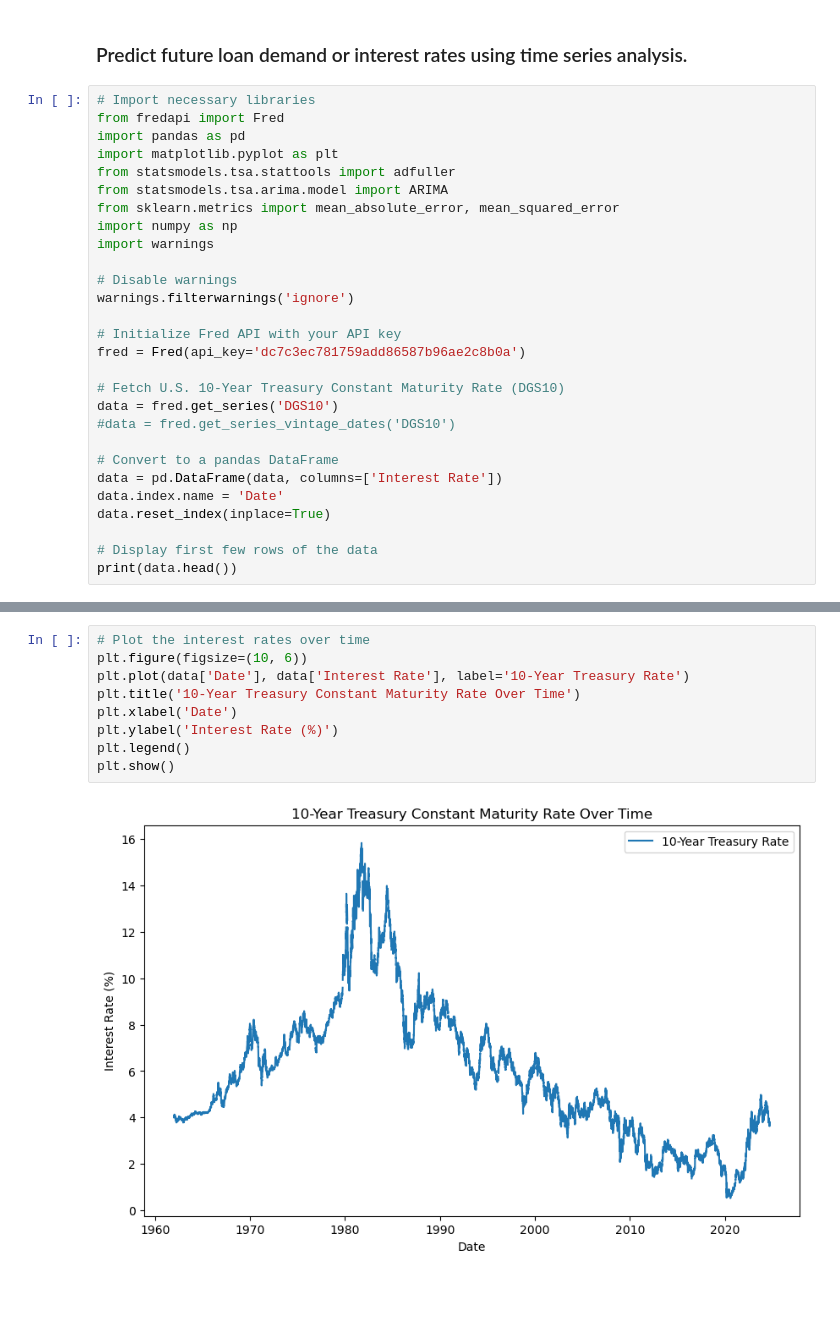
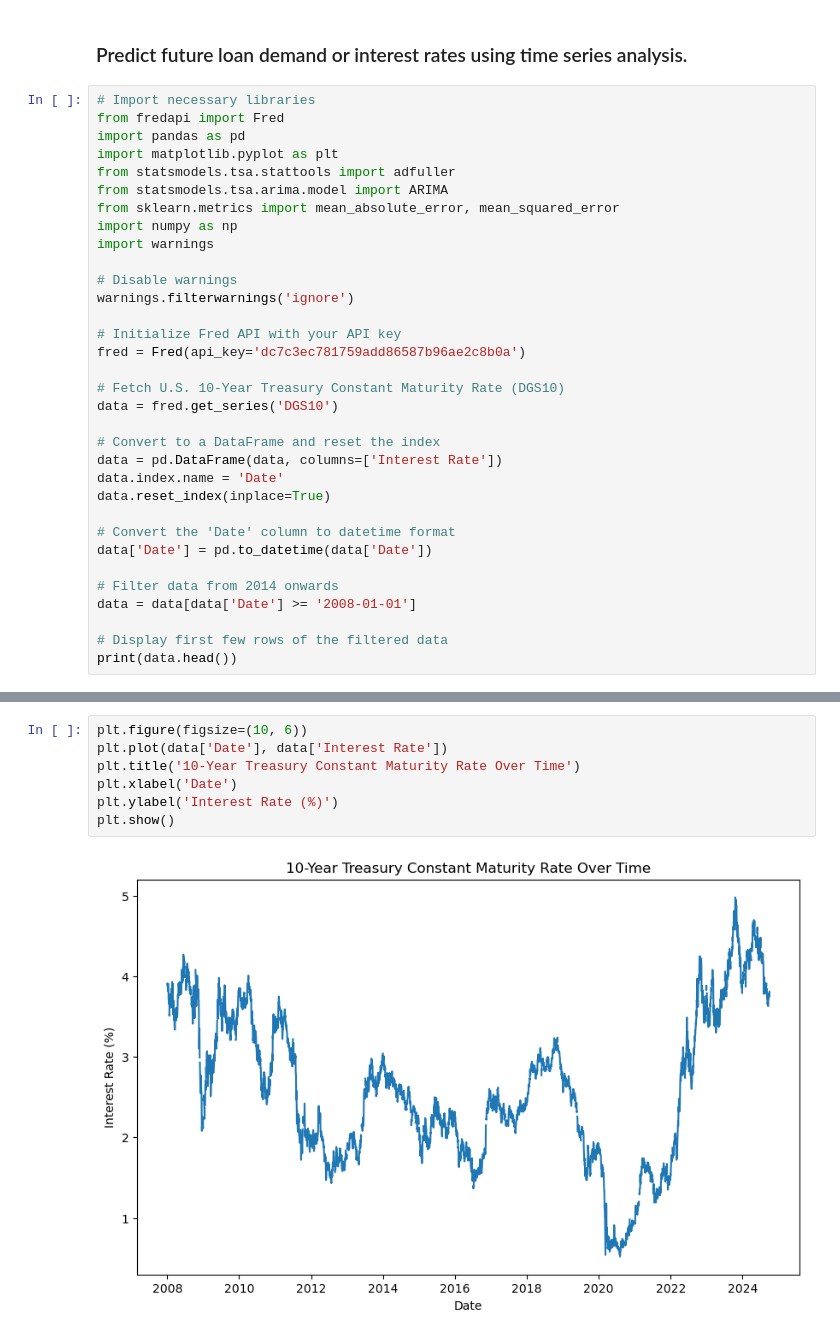
Before and after one commit to baublyte/DGS10-forecasting, a Jupyter notebook: Future loan demand or interest rates.ipynb, the cells around one changed output, grey strips where cells are left out. Saved outputs shown, nothing was run; the diff lists cells and outputs as text; blank space fills up the shorter version.

```diff
--- a/Future loan demand or interest rates.ipynb
+++ b/Future loan demand or interest rates.ipynb
@@ -19,13 +19,18 @@ fred = Fred(api_key='dc7c3ec781759add86587b96ae2c8b0a')
 
 # Fetch U.S. 10-Year Treasury Constant Maturity Rate (DGS10)
 data = fred.get_series('DGS10')
-#data = fred.get_series_vintage_dates('DGS10')
 
-# Convert to a pandas DataFrame
+# Convert to a DataFrame and reset the index
 data = pd.DataFrame(data, columns=['Interest Rate'])
 data.index.name = 'Date'
 data.reset_index(inplace=True)
 
-# Display first few rows of the data
+# Convert the 'Date' column to datetime format
+data['Date'] = pd.to_datetime(data['Date'])
+
+# Filter data from 2014 onwards
+data = data[data['Date'] >= '2008-01-01']
+
+# Display first few rows of the filtered data
 print(data.head())
 # %% [output]
@@ -38,11 +43,9 @@ print(data.head())
 # %%
-# Plot the interest rates over time
 plt.figure(figsize=(10, 6))
-plt.plot(data['Date'], data['Interest Rate'], label='10-Year Treasury Rate')
+plt.plot(data['Date'], data['Interest Rate'])
 plt.title('10-Year Treasury Constant Maturity Rate Over Time')
 plt.xlabel('Date')
 plt.ylabel('Interest Rate (%)')
-plt.legend()
 plt.show()
 # %% [output]
-[figure, old version]
+[figure, new version]
```
Also changed, not shown: parts of 15 cells of this notebook.
